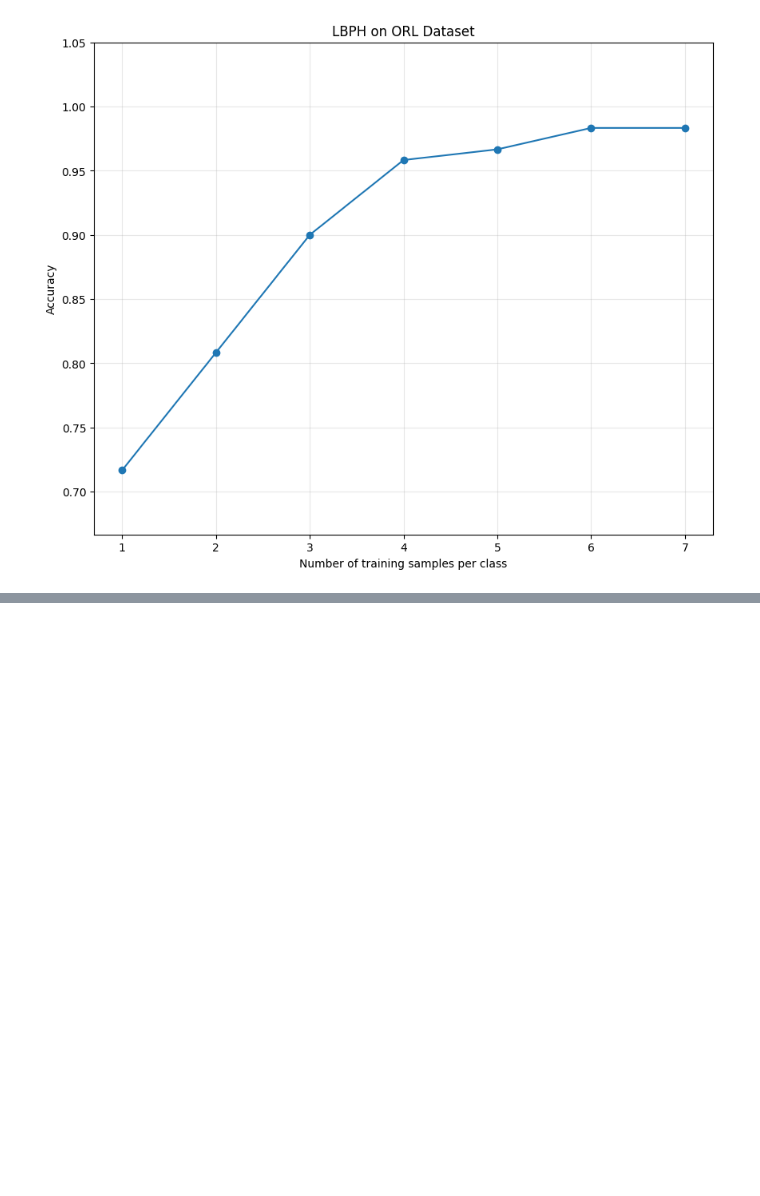
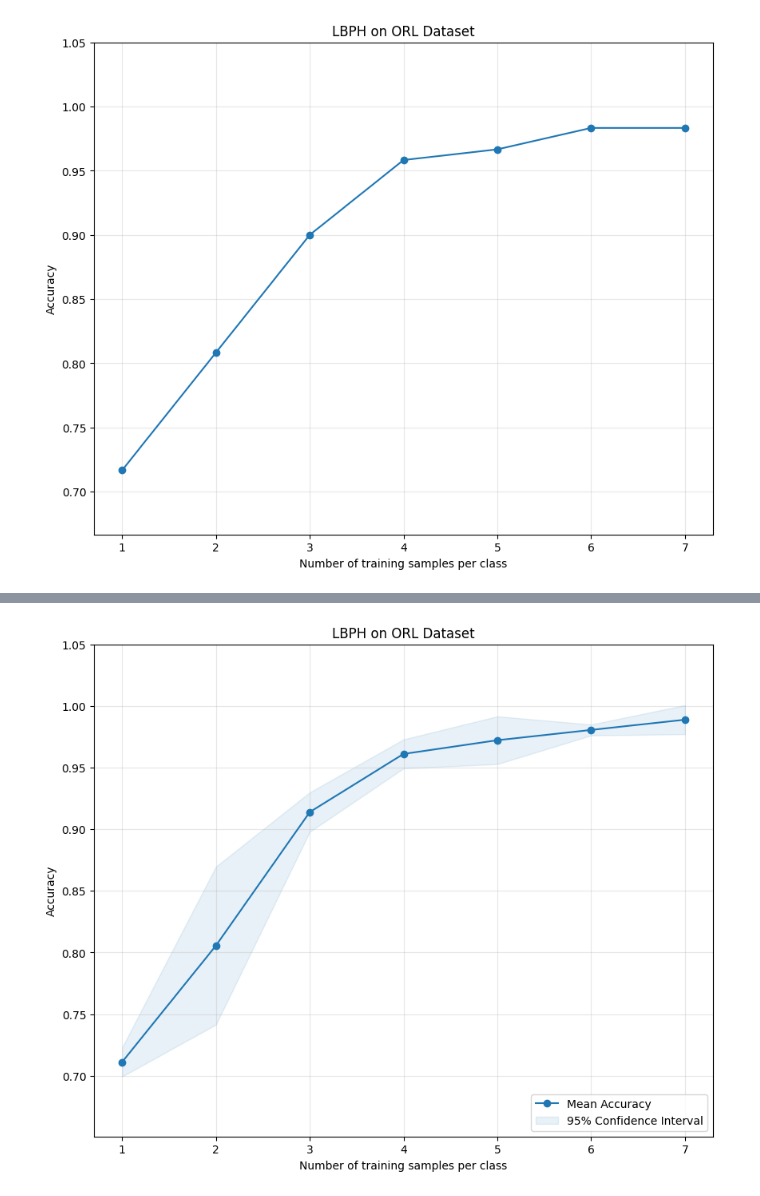
Before and after one commit to JeanJNMV/MDS-VIC_Face_Recognition, a Jupyter notebook: notebooks/J_00_experiments.ipynb, the cells around one changed output, grey strips where cells are left out. Cells and saved outputs as stored; diff of their text form; code cells hidden in the pictures; blank space fills up the shorter version.

Commit message:
plot metrics implementation

```diff
--- a/notebooks/J_00_experiments.ipynb
+++ b/notebooks/J_00_experiments.ipynb
@@ -40,3 +12,7 @@ for train_size in train_sizes:
+# %%
+model = LBPH()
+train_sizes = np.arange(1, 8)
+accuracy_scores, conf_matrices = get_metrics_vs_train_size(model, train_sizes, data)
 # %%
 fig = plt.figure(figsize=(10, 8))
 plt.plot(train_sizes, accuracy_scores.values(), marker="o")
@@ -72,0 +47,40 @@ for i, size in enumerate(sizes_to_plot):
+# %%
+n_exp = 3
+mean_scores, std_scores = get_average_acc_vs_train_size(
+    model, train_sizes, data, n_exp=n_exp
+)
+# %%
+n_exp = 3
+sorted_sizes = sorted(mean_scores.keys())
+means = np.array([mean_scores[k] for k in sorted_sizes])
+stds = np.array([std_scores[k] for k in sorted_sizes])
+ci = 1.96 * stds / np.sqrt(n_exp)
+
+fig = plt.figure(figsize=(10, 8))
+
+plt.plot(sorted_sizes, means, marker="o", color="tab:blue", label="Mean Accuracy")
+
+plt.fill_between(
+    sorted_sizes,
+    means - ci,
+    means + ci,
+    alpha=0.1,
+    color="tab:blue",
+    label="95% Confidence Interval",
+)
+
+plt.title("LBPH on ORL Dataset")
+plt.xlabel("Number of training samples per class")
+plt.ylabel("Accuracy")
+
+plt.xticks(sorted_sizes)
+
+plt.grid(True, alpha=0.3)
+plt.legend(loc="lower right")
+
+y_min = max(0, min(means - stds) - 0.05)
+plt.ylim(y_min, 1.05)
+
+plt.show()
+# %% [output]
+[figure, added]
```
Also changed, not shown: parts of 9 cells of this notebook, 3 other files.
